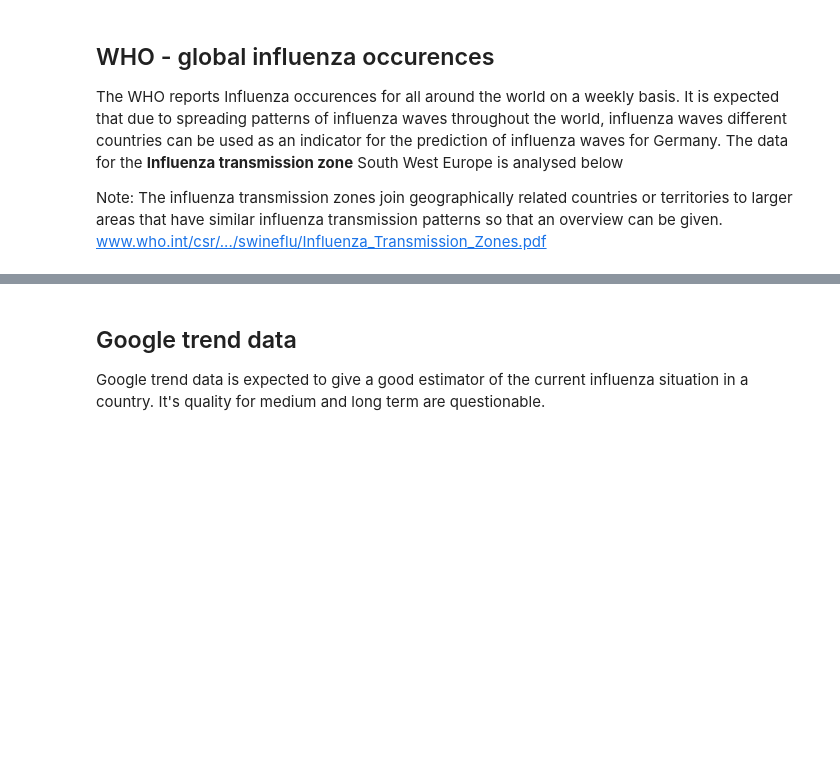
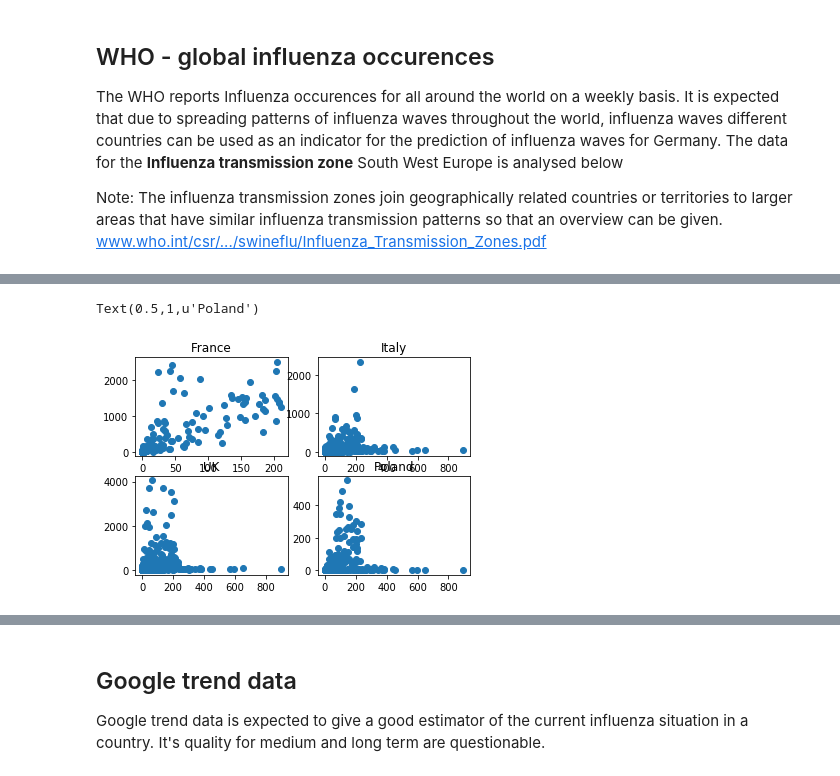
Before and after one commit to kilian-zwirglmaier/Capstone-FluWavePrediction, a Jupyter notebook: DataAnalysis.ipynb, the cells around one changed output, grey strips where cells are left out. Saved outputs shown, nothing was run; the diff lists cells and outputs as text; code cells hidden in the pictures; blank space fills up the shorter version.

```diff
--- a/DataAnalysis.ipynb
+++ b/DataAnalysis.ipynb
@@ -37,0 +91,25 @@ plt.savefig('InfluenzaDetectionsOverTime_France_Germany_Italy.eps')
+# %%
+from datetime import timedelta
+
+countries=['France','Italy','UK','Poland']
+lag=0
+d=datetime.timedelta(weeks=lag)
+
+plt.subplot(221)
+plt.scatter(df_inf_per_state.loc[(df_inf_per_state.index.min()+d):,'Germany'], df_inf_per_state.loc[:(df_inf_per_state.index.max()-d),countries[0]])
+plt.title(countries[0])
+
+plt.subplot(222)
+plt.scatter(df_inf_per_state.loc[(df_inf_per_state.index.min()+d):,'Germany'], df_inf_per_state.loc[:(df_inf_per_state.index.max()-d),countries[1]])
+plt.title(countries[1])
+
+plt.subplot(223)
+plt.scatter(df_inf_per_state.loc[(df_inf_per_state.index.min()+d):,'Germany'], df_inf_per_state.loc[:(df_inf_per_state.index.max()-d),countries[2]])
+plt.title(countries[2])
+
+plt.subplot(224)
+plt.scatter(df_inf_per_state.loc[(df_inf_per_state.index.min()+d):,'Germany'], df_inf_per_state.loc[:(df_inf_per_state.index.max()-d),countries[3]])
+plt.title(countries[3])
+# %% [output]
+Text(0.5,1,u'Poland')
+[figure, added]
```
Also changed, not shown: parts of 9 cells of this notebook.
